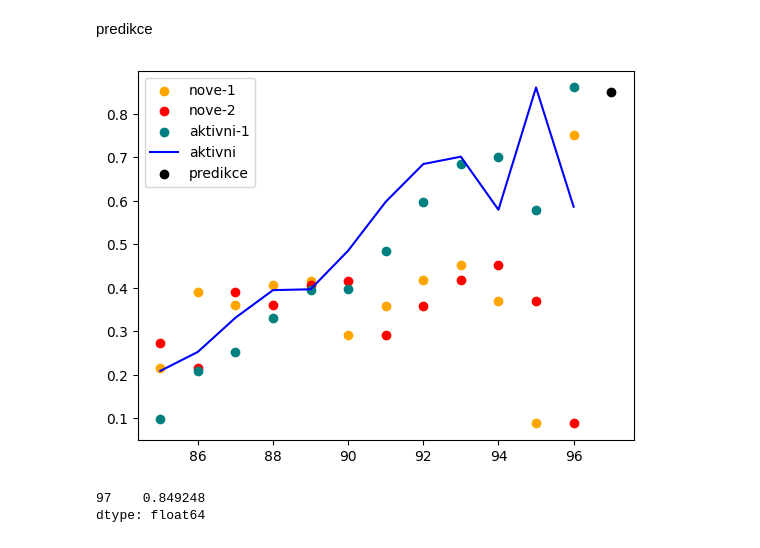
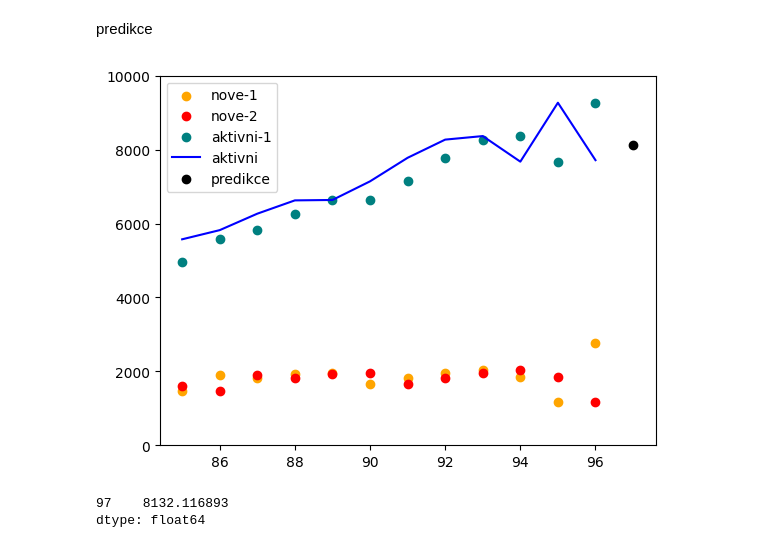
Before and after one commit to HonzaHalik/sws, a Jupyter notebook: code/predictive modeling/funkcni/predictive OLS final copy 2.ipynb, the cells around one changed output. Cells and saved outputs as stored; diff of their text form; code cells hidden in the pictures.

```diff
--- a/code/predictive modeling/funkcni/predictive OLS final copy 2.ipynb
+++ b/code/predictive modeling/funkcni/predictive OLS final copy 2.ipynb
@@ -236,11 +236,10 @@ df = pd.read_excel(fr"C:\Users\halik\OneDrive\development\github\sws\code\predic
 df = df.drop(df.index[:13])
 df = df.drop(df.index[-12:])
 
-df=(df-df.min())/(df.max()-df.min())
-#plt.ylim(0,11000)
 graf = True
 test = True
 out = True
+
 models = []
 rmse_list = []
 y_pred_list = []
@@ -250,6 +249,7 @@ df_train =df.drop(df.index[-12:])
 #*test dataframe bez randomizace
 df_test = df.drop(df.index[:-12])
 df_test = df.drop(df.index[:-12])
+df_test_graf = df_test
 
 
 repo = ['repo', 'repo-1', 'repo-2', 'repo-3', 'repo-4', 'repo-5', 'repo-6', 'repo-7']
@@ -287,14 +287,29 @@ model = sm.OLS(y,X).fit()
 models.append(model)
 if graf:
     #>>graf
+    #*normalizovat data pro graf
+    df=(df-df.min())/(df.max()-df.min())
+    df_test_graf=(df_test_graf-df_test_graf.min())/(df_test_graf.max()-df_test_graf.min())
+    #* definovat data
+    X = df[["aktivni-1", "nove-1", "nove-2"]]
+    y = df[['aktivni']]
+    #* training dataframe bez randomizace
+    X_train = X.drop(X.index[-12:])
+    y_train = y.drop(y.index[-12:])
+    #* testing dataframe bez randomizace
+    X_test = X.drop(X.index[:-12])
+    y_test = y.drop(y.index[:-12])
+    #*fit OLS regresi na train datech
+    model = sm.OLS(y_train,X_train).fit()
+    y_pred = model.predict(X_test)
     #* trenovaci data
-    plt.scatter(df_test.index,df_test['nove-1'],label="nove-1",color="orange")
-    plt.scatter(df_test.index,df_test['nove-2'],label="nove-2",color="red")
-    plt.scatter(df_test.index,df_test['aktivni-1'],label="aktivni-1",color="teal")
+    plt.scatter(df_test_graf.index,df_test_graf['nove-1'],label="nove-1",color="orange")
+    plt.scatter(df_test_graf.index,df_test_graf['nove-2'],label="nove-2",color="red")
+    plt.scatter(df_test_graf.index,df_test_graf['aktivni-1'],label="aktivni-1",color="teal")
     #* realita
-    plt.scatter(df_test.index,df_test['aktivni'],label="aktivni",color="blue")
+    plt.scatter(df_test_graf.index,df_test_graf['aktivni'],label="aktivni",color="blue")
     #* predikce
-    plt.plot(df_test.index, y_pred.values, label='predikce', color="black")
+    plt.plot(df_test_graf.index, y_pred.values, label='predikce', color="black")
     plt.legend()
     plt.show()
 if out:
@@ -341,42 +355,48 @@ import pickle
 import pandas as pd
 from matplotlib import pyplot as plt
 df = pd.read_excel(fr"C:\Users\halik\OneDrive\development\github\sws\code\predictive modeling\funkcni\funcni data set.xlsx")
-df = (df-df.min())/(df.max()-df.min())
+df_orig = df.drop(df.index[-12:])
+
+#df = (df-df.min())/(df.max()-df.min())
 df_new = df.drop(df.index[:-12])
 df_new = df_new.drop(df_new.index[-11:])
 df_train = df.drop(df.index[-12:])
 
 
+
 x_new = df_new[["aktivni-1", "nove-1", "nove-2"]]
+#?? for i in range(1,7):
+i=1
 
 #>> nacist modely a rmse
 #* nacist nejlepsi model
 models = []
 filename = f'OLS_model_final_copy2_short_{i}.sav'
 model = pickle.load(open(filename, 'rb'))
 models.append(model)
 #* nacist rmse pro modely
 with open('rmse.pkl', 'rb') as file:
     rmse_values = pickle.load(file)
 
 #>> predikce
 predictions = []
 model = models[0]
 y_pred = model.predict(x_new)
 #>> graf
 #* trenovaci data
 plt.scatter(df_test.index,df_test['nove-1'],label="nove-1",color="orange")
 plt.scatter(df_test.index,df_test['nove-2'],label="nove-2",color="red")
 plt.scatter(df_test.index,df_test['aktivni-1'],label="aktivni-1",color="teal")
 #* realita
 plt.plot(df_test.index, df_test['aktivni'],label="aktivni",color="blue")
 
 #* predikce
 plt.scatter(df_new.index, y_pred.values, label='predikce', color="black")
+plt.ylim(0,10000)
 plt.legend()
 plt.show()
 print(y_pred)
 # %% [output]
-[figure, old version]
+[figure, new version]
-97    0.849248
+97    8132.116893
 dtype: float64
```
Also changed, not shown: parts of 2 cells of this notebook, 2 other files.
